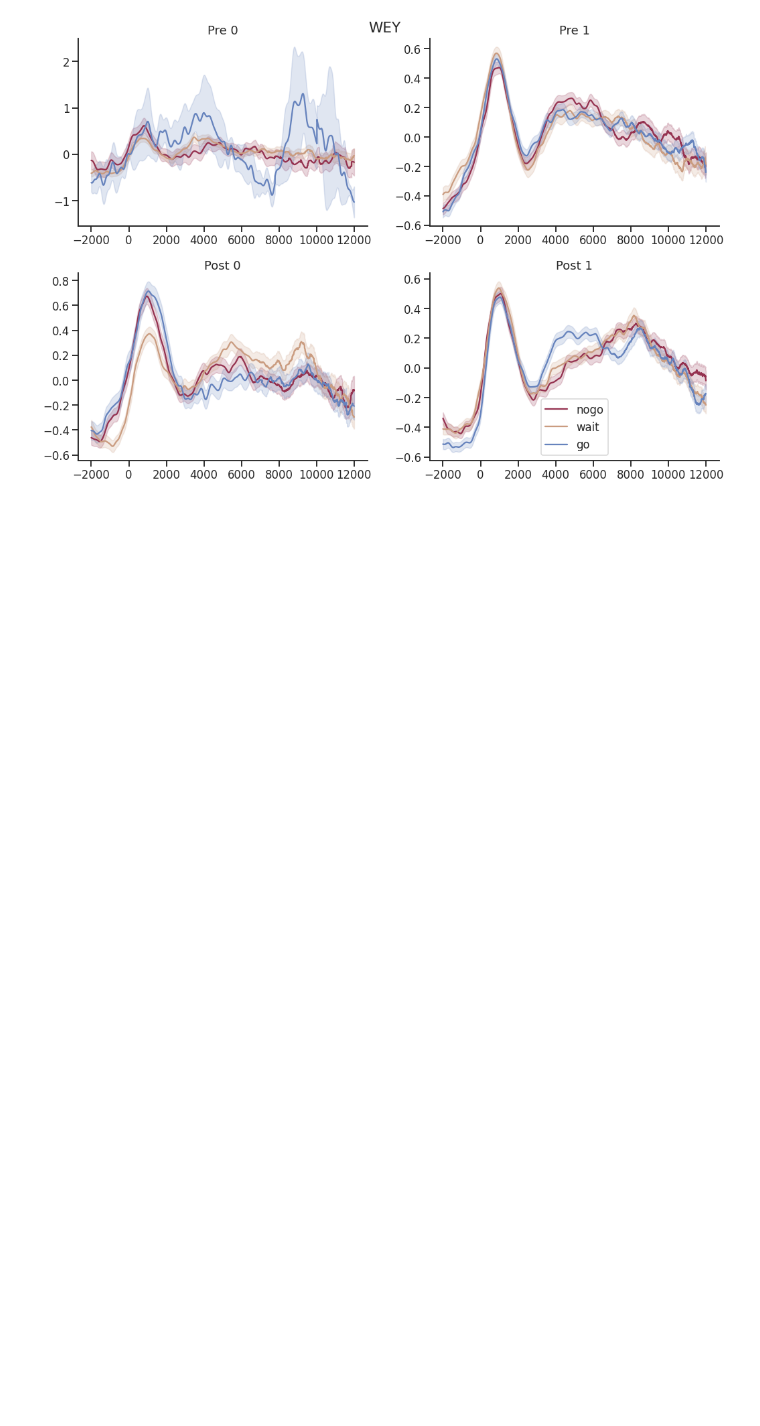
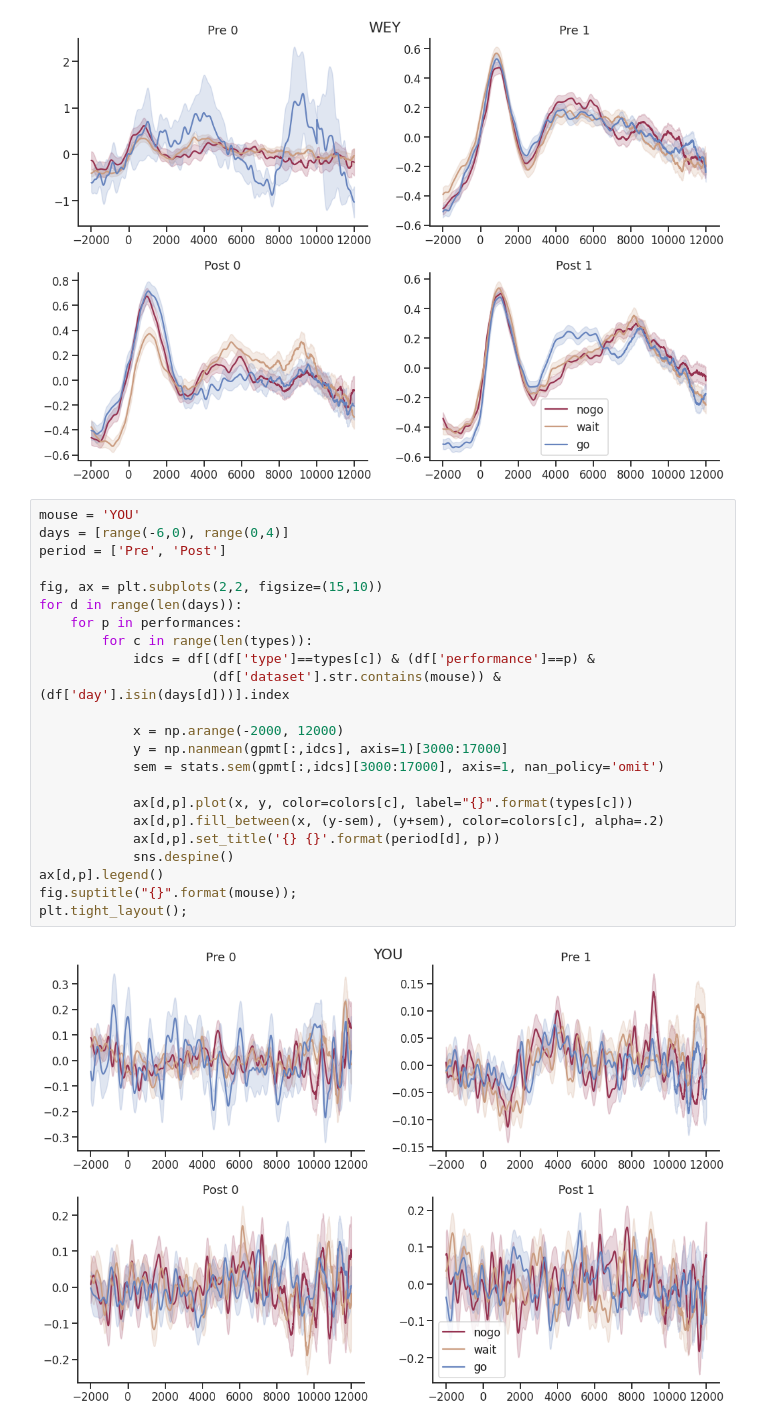
Before and after one commit to juhuntenburg/instrumental_conditioning, a Jupyter notebook: 04_GCamp_Data.ipynb, the cells around one changed output. Saved outputs shown, nothing was run; the diff lists cells and outputs as text; blank space fills up the shorter version.

```diff
--- a/04_GCamp_Data.ipynb
+++ b/04_GCamp_Data.ipynb
@@ -169,4 +171,29 @@ fig.suptitle("{}".format(mouse));
 plt.tight_layout();
 # %% [output]
 [figure]
+# %%
+mouse = 'YOU'
+days = [range(-6,0), range(0,4)]
+period = ['Pre', 'Post']
+
+fig, ax = plt.subplots(2,2, figsize=(15,10))
+for d in range(len(days)):
+    for p in performances:
+        for c in range(len(types)):
+            idcs = df[(df['type']==types[c]) & (df['performance']==p) &
+                      (df['dataset'].str.contains(mouse)) & (df['day'].isin(days[d]))].index
+
+            x = np.arange(-2000, 12000)
+            y = np.nanmean(gpmt[:,idcs], axis=1)[3000:17000]
+            sem = stats.sem(gpmt[:,idcs][3000:17000], axis=1, nan_policy='omit')
+
+            ax[d,p].plot(x, y, color=colors[c], label="{}".format(types[c]))
+            ax[d,p].fill_between(x, (y-sem), (y+sem), color=colors[c], alpha=.2)
+            ax[d,p].set_title('{} {}'.format(period[d], p))
+            sns.despine()
+ax[d,p].legend()
+fig.suptitle("{}".format(mouse));
+plt.tight_layout();
+# %% [output]
+[figure, added]
 # %% [markdown]
```
Also changed, not shown: parts of 16 cells of this notebook, 3 other files.
